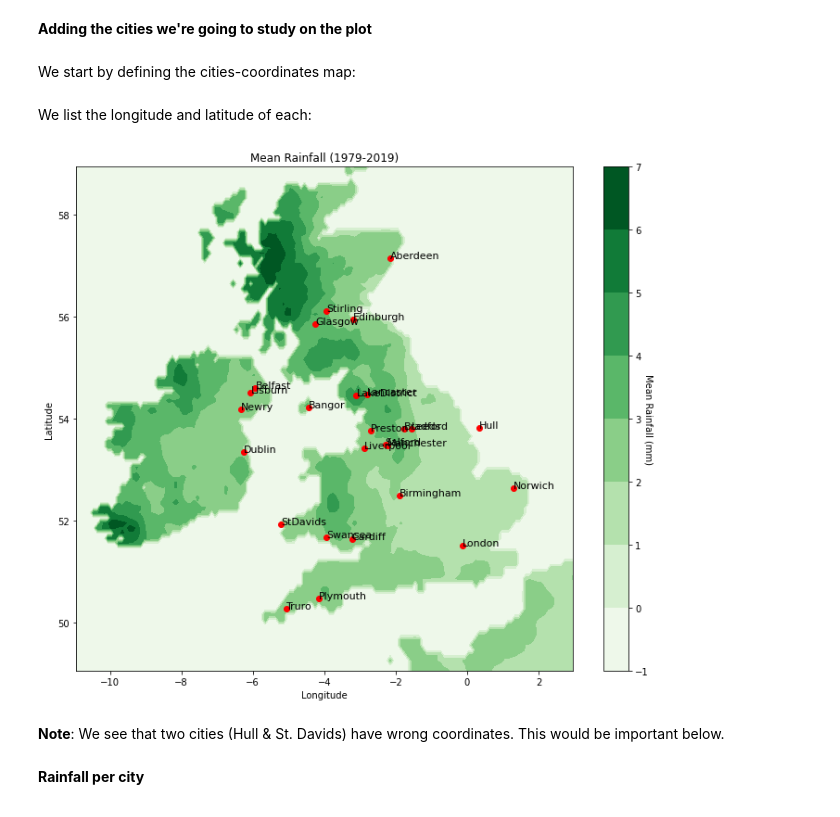
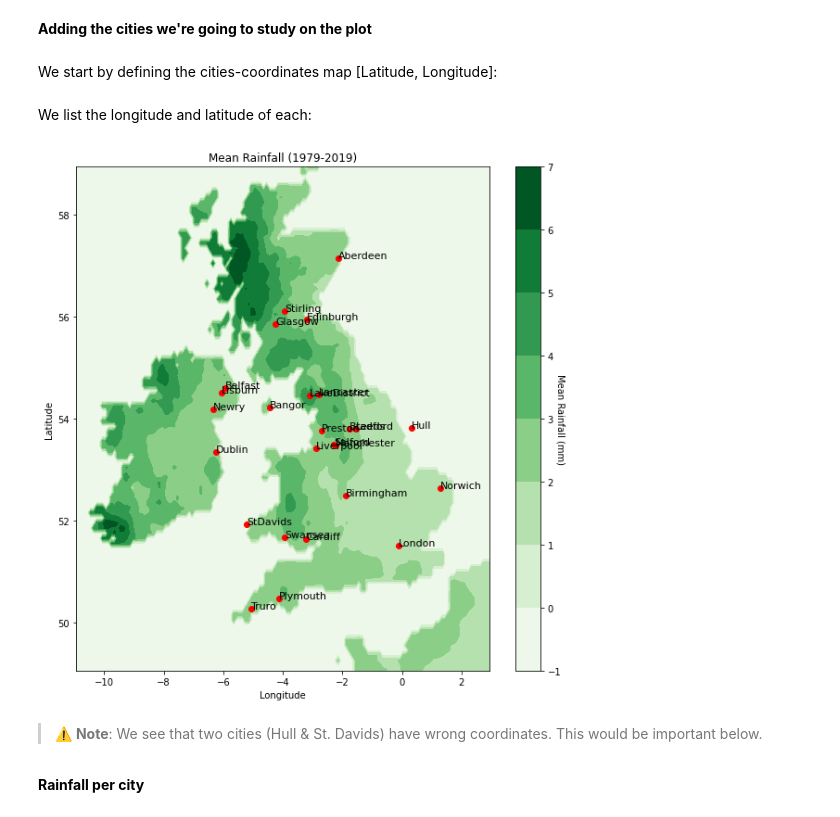
Before and after one commit to MariosNT/ML_Extreme_Climate_Events, a Jupyter notebook: Data/Data/rainfall_data_check.ipynb, the cells around one changed output. Saved outputs shown, nothing was run; the diff lists cells and outputs as text; code cells hidden in the pictures.

```diff
--- a/Data/Data/rainfall_data_check.ipynb
+++ b/Data/Data/rainfall_data_check.ipynb
@@ -213,7 +232,7 @@ plt.show()
 # %% [markdown]
 __Adding the cities we're going to study on the plot__
 # %% [markdown]
-We start by defining the cities-coordinates map:
+We start by defining the cities-coordinates map [Latitude, Longitude]:
 # %%
 cities_map = {
             "London": [51.5074, -0.1278],
@@ -255,26 +274,26 @@ for i in cities_map:
 # %%
 # We initially list the cities' names
 names = list(cities_map.keys())
 
-fig, ax = plt.subplots(figsize=(12,10))
+fig, ax = plt.subplots(figsize=(10,10))
 cs = ax.contourf(longitude[:], latitude[:], mean_rainfall, cmap=cm.Greens) #PuBu_r
 
 plt.scatter(long_cities, lat_cities, color='r')
 
 for i, txt in enumerate(names):
     plt.annotate(txt, (long_cities[i], lat_cities[i]), size=11)
 
 cbar = fig.colorbar(cs)
 cbar.set_label('Mean Rainfall (mm)', rotation=270)
 
 plt.title("Mean Rainfall (1979-2019)")
 plt.xlabel("Longitude")
 plt.ylabel("Latitude")
 plt.show()
 # %% [output]
-[figure, old version]
+[figure, new version]
 # %% [markdown]
-__Note__: We see that two cities (Hull & St. Davids) have wrong coordinates. This would be important below.
+>⚠️ __Note__: We see that two cities (Hull & St. Davids) have wrong coordinates. This would be important below.
 # %% [markdown]
 __Rainfall per city__
 # %% [markdown]
```
Also changed, not shown: parts of 54 cells of this notebook.
